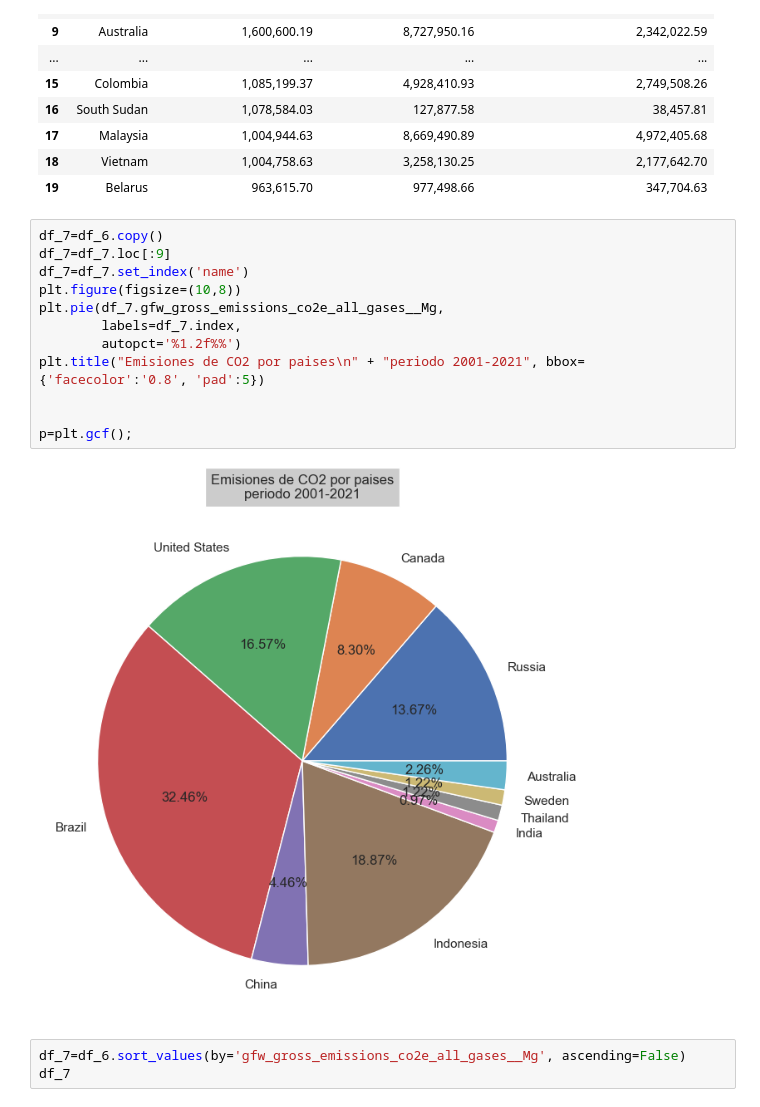
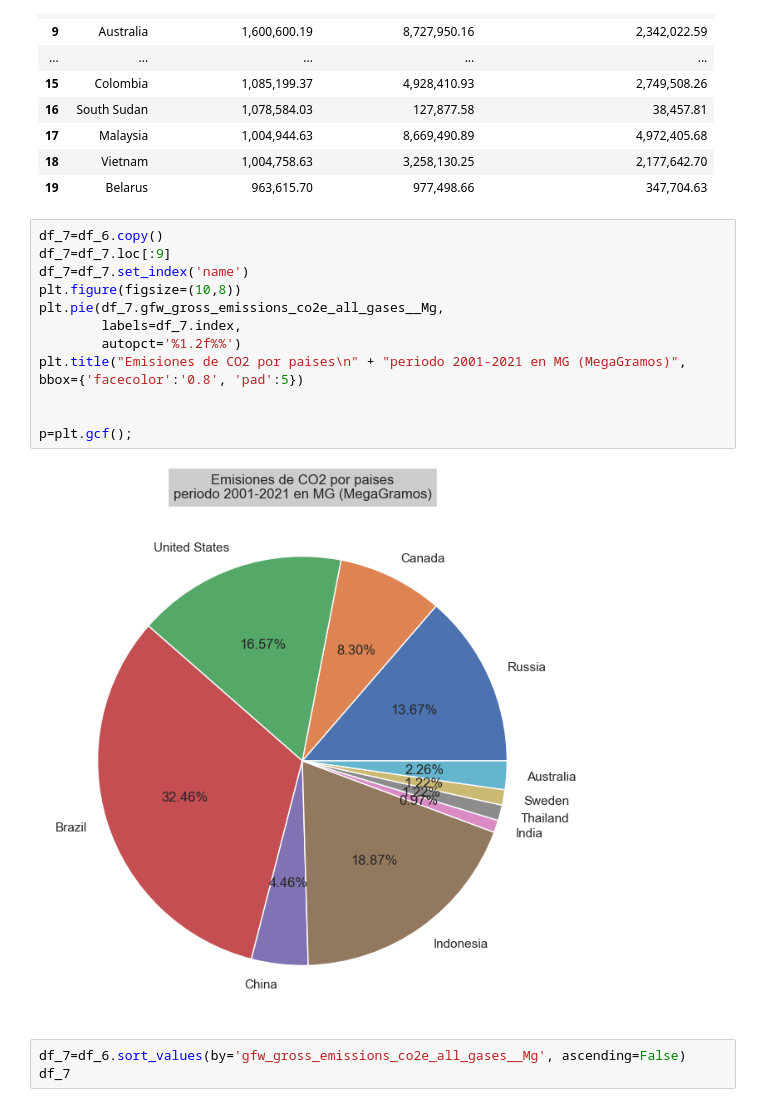
Before and after one commit to Wallace-80/ALT, a Jupyter notebook: 2-Data Analysis/Proyecto-EDA/Alberto_Lazaro_1_Definicion_EDA.ipynb, the cells around one changed output. Cells and saved outputs as stored; diff of their text form.

```diff
--- a/2-Data Analysis/Proyecto-EDA/Alberto_Lazaro_1_Definicion_EDA.ipynb
+++ b/2-Data Analysis/Proyecto-EDA/Alberto_Lazaro_1_Definicion_EDA.ipynb
@@ -591,17 +591,17 @@ df_6
 # %%
 df_7=df_6.copy()
 df_7=df_7.loc[:9]
 df_7=df_7.set_index('name')
 plt.figure(figsize=(10,8))
 plt.pie(df_7.gfw_gross_emissions_co2e_all_gases__Mg,
         labels=df_7.index,
         autopct='%1.2f%%')
-plt.title("Emisiones de CO2 por paises\n" + "periodo 2001-2021", bbox={'facecolor':'0.8', 'pad':5})
+plt.title("Emisiones de CO2 por paises\n" + "periodo 2001-2021 en MG (MegaGramos)", bbox={'facecolor':'0.8', 'pad':5})
 
 
 p=plt.gcf();
 # %% [output]
-[figure, old version]
+[figure, new version]
 # %%
 df_7=df_6.sort_values(by='gfw_gross_emissions_co2e_all_gases__Mg', ascending=False)
 df_7
```
Also changed, not shown: parts of 4 cells of this notebook.
